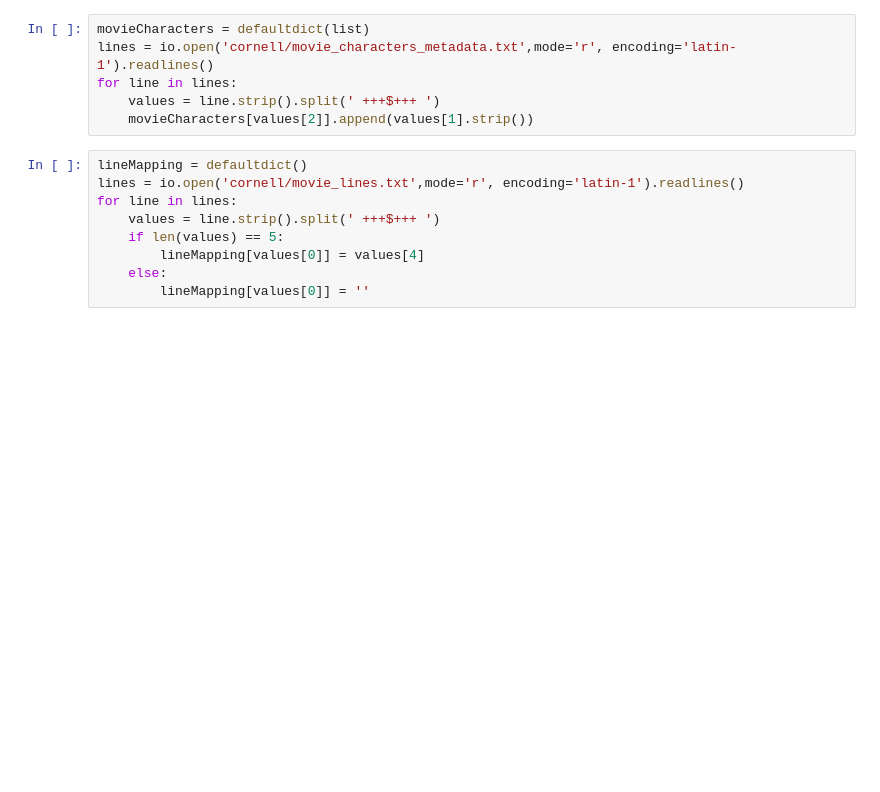
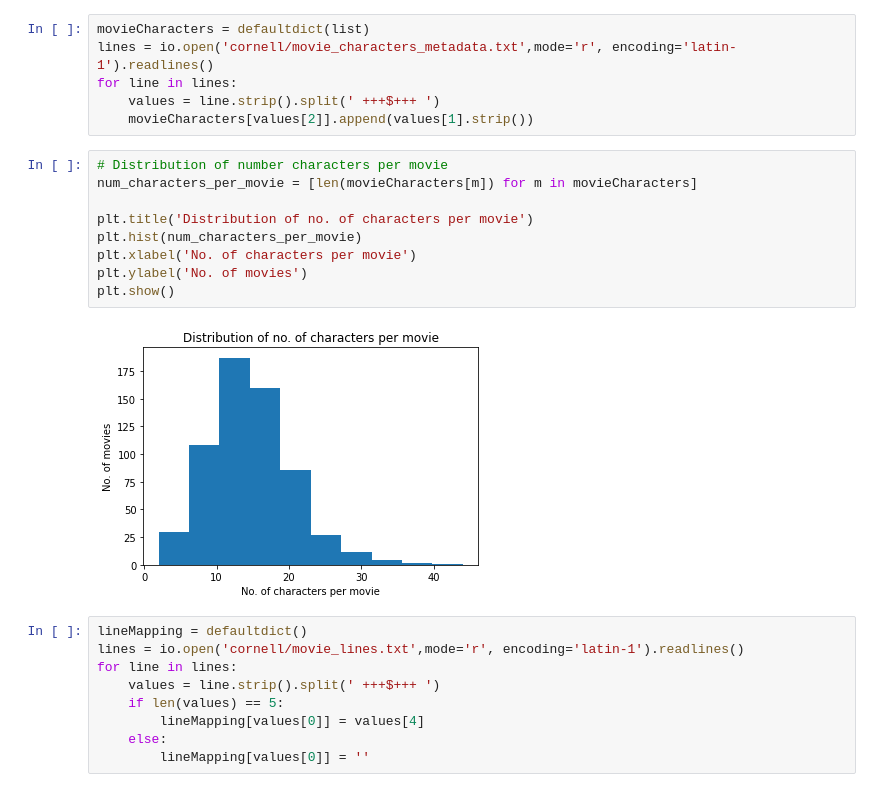
Before and after one commit to Vishalkks/genre-classification, a Jupyter notebook: assignment2.ipynb, the cells around one changed output. Cells and saved outputs as stored; diff of their text form; blank space fills up the shorter version.

```diff
--- a/assignment2.ipynb
+++ b/assignment2.ipynb
@@ -13,6 +73,17 @@ lines = io.open('cornell/movie_characters_metadata.txt',mode='r', encoding='lati
 for line in lines:
     values = line.strip().split(' +++$+++ ')
     movieCharacters[values[2]].append(values[1].strip())
+# %%
+# Distribution of number characters per movie
+num_characters_per_movie = [len(movieCharacters[m]) for m in movieCharacters]
+
+plt.title('Distribution of no. of characters per movie')
+plt.hist(num_characters_per_movie)
+plt.xlabel('No. of characters per movie')
+plt.ylabel('No. of movies')
+plt.show()
+# %% [output]
+[figure, added]
 # %%
 lineMapping = defaultdict()
 lines = io.open('cornell/movie_lines.txt',mode='r', encoding='latin-1').readlines()
```
Also changed, not shown: parts of 12 cells of this notebook, 3 other files.
